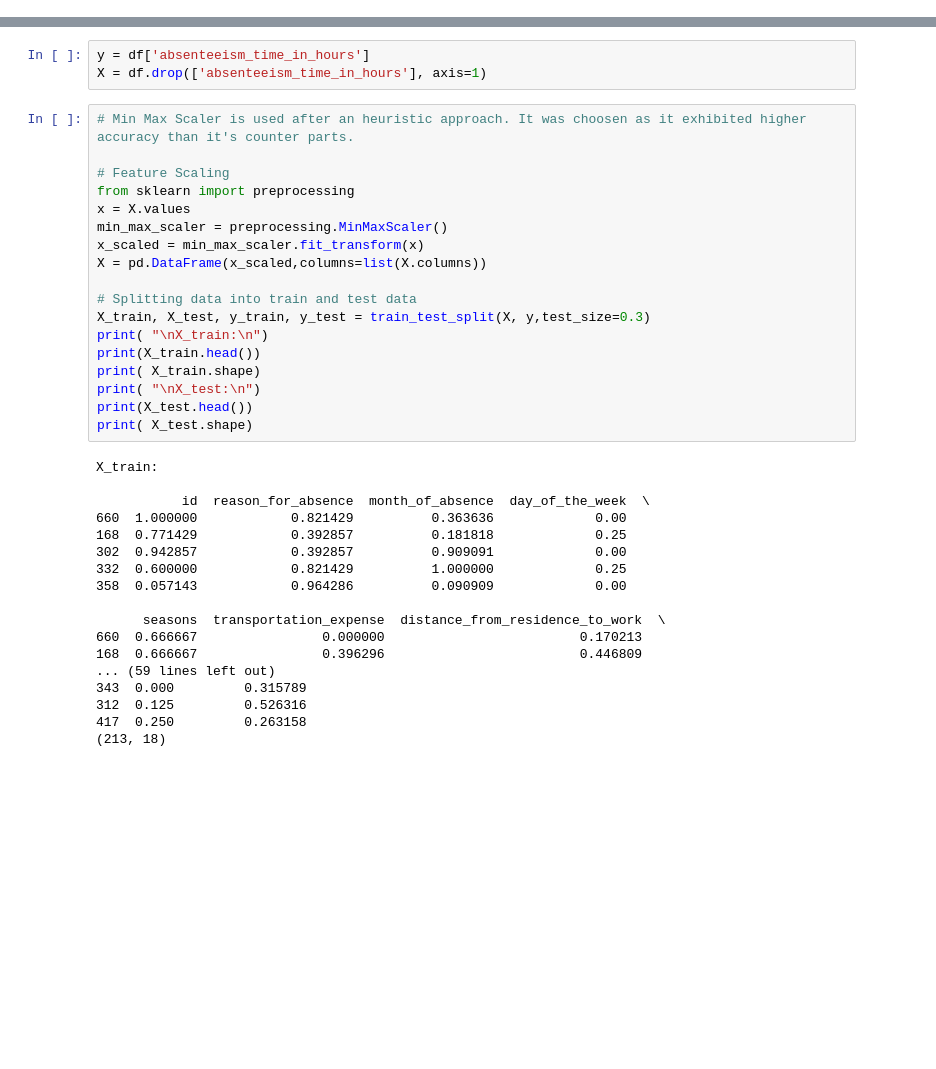
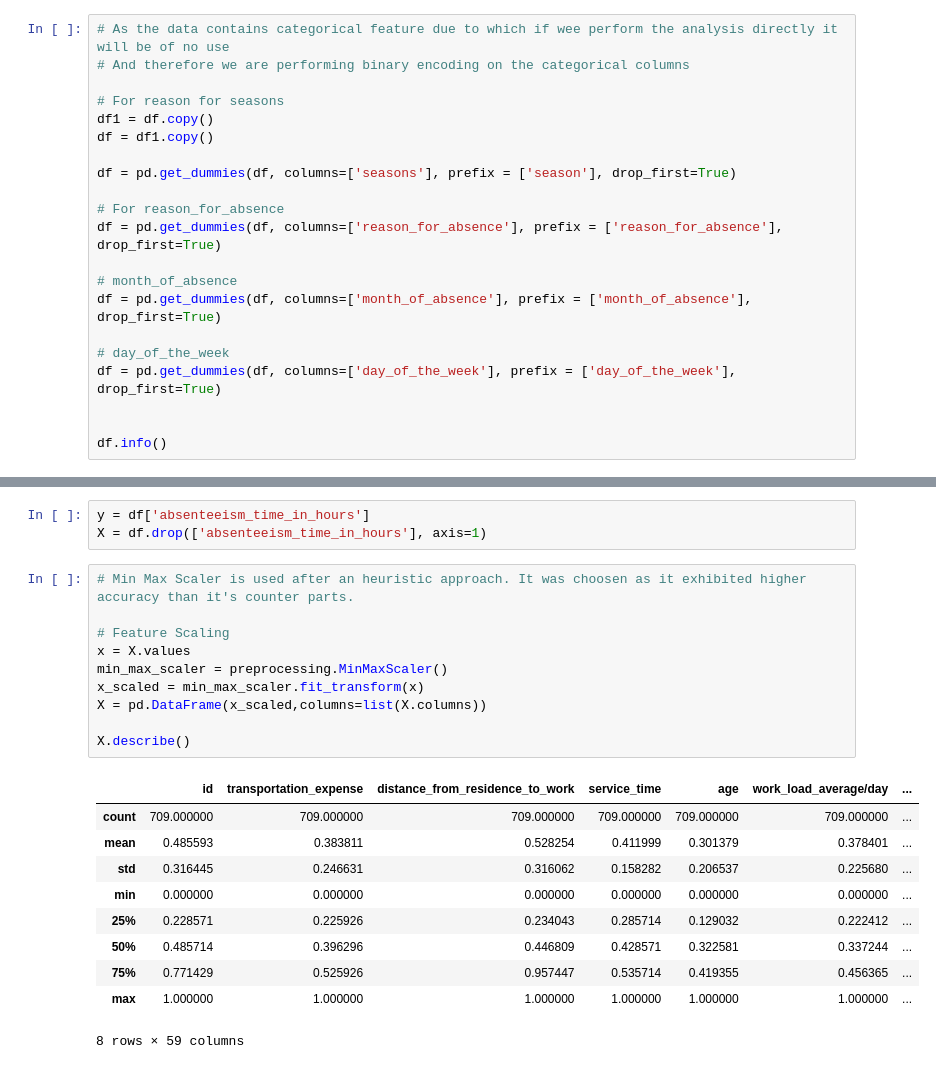
Before and after one commit to samarth-malhotra/DM_ASSIGNMENT, a Jupyter notebook: Assignment.ipynb, the cells around one changed output, grey strips where cells are left out. Saved outputs shown, nothing was run; the diff lists cells and outputs as text; blank space fills up the shorter version.

```diff
--- a/Assignment.ipynb
+++ b/Assignment.ipynb
@@ -74,3 +76,24 @@ df = df.drop(df[df.month_of_absence == 0].index).reset_index(drop = True)
 # As the dataset has a derived attribute BMI which depends on person's height and weight therefore
 # We can remove the attributes height and weight
 df = df.drop(['weight', 'height'], axis=1)
+# %%
+# As the data contains categorical feature due to which if wee perform the analysis directly it will be of no use
+# And therefore we are performing binary encoding on the categorical columns
+
+# For reason for seasons
+df1 = df.copy()
+df = df1.copy()
+
+df = pd.get_dummies(df, columns=['seasons'], prefix = ['season'], drop_first=True)
+
+# For reason_for_absence
+df = pd.get_dummies(df, columns=['reason_for_absence'], prefix = ['reason_for_absence'], drop_first=True)
+
+# month_of_absence
+df = pd.get_dummies(df, columns=['month_of_absence'], prefix = ['month_of_absence'],  drop_first=True)
+
+# day_of_the_week
+df = pd.get_dummies(df, columns=['day_of_the_week'], prefix = ['day_of_the_week'], drop_first=True)
+
+
+df.info()
@@ -122,36 +155,21 @@ X = df.drop(['absenteeism_time_in_hours'], axis=1)
 # %%
 # Min Max Scaler is used after an heuristic approach. It was choosen as it exhibited higher accuracy than it's counter parts.
 
 # Feature Scaling
-from sklearn import preprocessing
 x = X.values
 min_max_scaler = preprocessing.MinMaxScaler()
 x_scaled = min_max_scaler.fit_transform(x)
 X = pd.DataFrame(x_scaled,columns=list(X.columns))
 
-# Splitting data into train and test data
-X_train, X_test, y_train, y_test = train_test_split(X, y,test_size=0.3)
-print( "\nX_train:\n")
-print(X_train.head())
-print( X_train.shape)
-print( "\nX_test:\n")
-print(X_test.head())
-print( X_test.shape)
+X.describe()
 # %% [output]
+|  | id | transportation_expense | distance_from_residence_to_work | service_time | age | work_load_average/day | ... |
+| count | 709.000000 | 709.000000 | 709.000000 | 709.000000 | 709.000000 | 709.000000 | ... |
+| mean | 0.485593 | 0.383811 | 0.528254 | 0.411999 | 0.301379 | 0.378401 | ... |
+| std | 0.316445 | 0.246631 | 0.316062 | 0.158282 | 0.206537 | 0.225680 | ... |
+| min | 0.000000 | 0.000000 | 0.000000 | 0.000000 | 0.000000 | 0.000000 | ... |
+| 25% | 0.228571 | 0.225926 | 0.234043 | 0.285714 | 0.129032 | 0.222412 | ... |
+| 50% | 0.485714 | 0.396296 | 0.446809 | 0.428571 | 0.322581 | 0.337244 | ... |
+| 75% | 0.771429 | 0.525926 | 0.957447 | 0.535714 | 0.419355 | 0.456365 | ... |
+| max | 1.000000 | 1.000000 | 1.000000 | 1.000000 | 1.000000 | 1.000000 | ... |
-X_train:
-
-           id  reason_for_absence  month_of_absence  day_of_the_week  \
-660  1.000000            0.821429          0.363636             0.00
-168  0.771429            0.392857          0.181818             0.25
-302  0.942857            0.392857          0.909091             0.00
-332  0.600000            0.821429          1.000000             0.25
-358  0.057143            0.964286          0.090909             0.00
-
-      seasons  transportation_expense  distance_from_residence_to_work  \
-660  0.666667                0.000000                         0.170213
-168  0.666667                0.396296                         0.446809
-... (59 lines left out)
-343  0.000         0.315789
-312  0.125         0.526316
-417  0.250         0.263158
-(213, 18)
+8 rows × 59 columns
```
Also changed, not shown: parts of 8 cells of this notebook.
